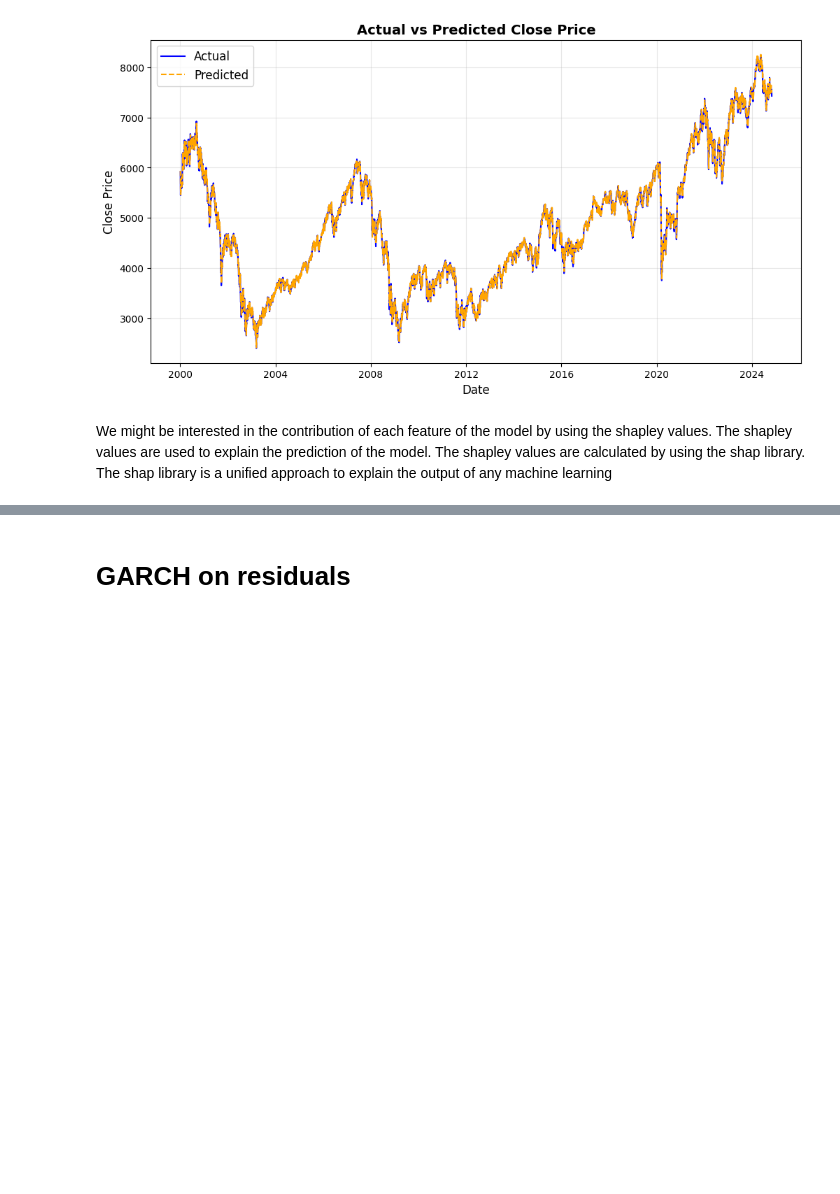
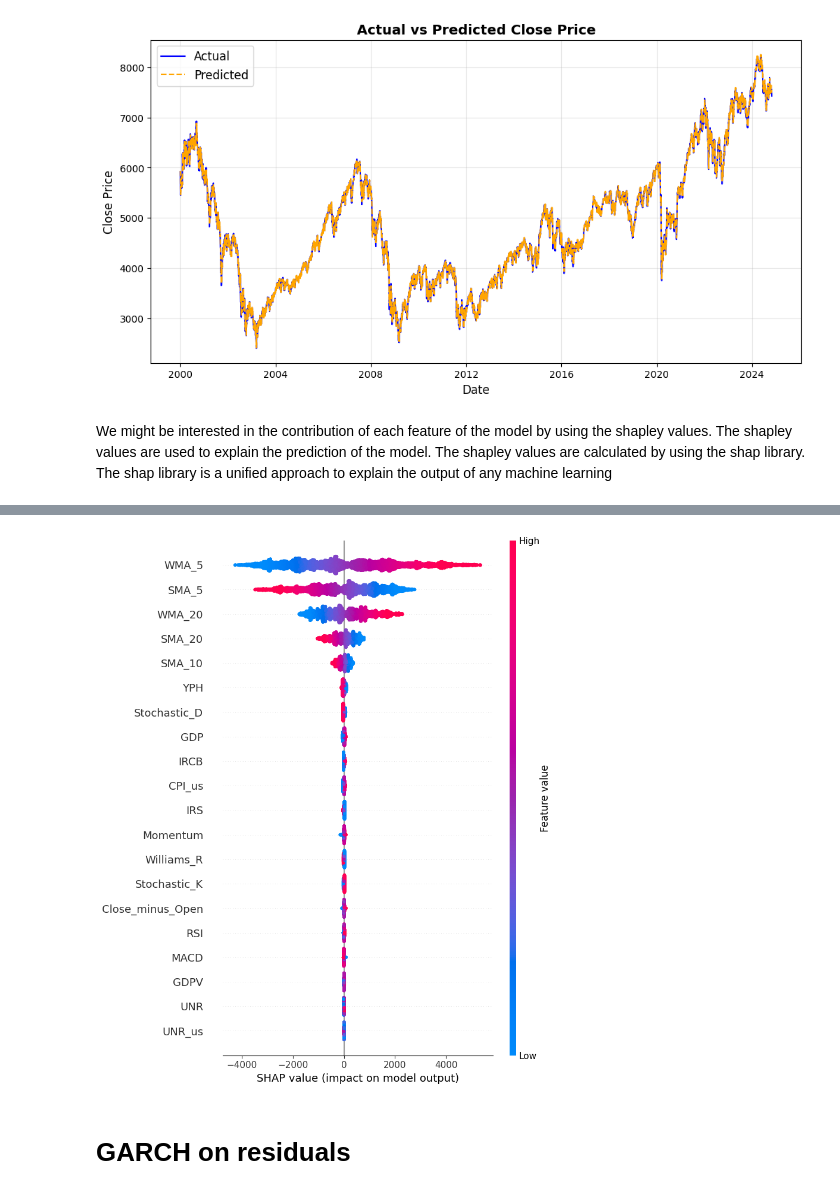
Before and after one commit to mathis-blln/projet_STA, a Jupyter notebook: Machine learning models/regression_ridge.ipynb, the cells around one changed output, grey strips where cells are left out. Drawn from its saved outputs; the diff is of its cells as text; code cells hidden in the pictures; blank space fills up the shorter version.

```diff
--- a/Machine learning models/regression_ridge.ipynb
+++ b/Machine learning models/regression_ridge.ipynb
@@ -182,3 +187,8 @@ shap.plots.beeswarm(shap_values)
+# %%
+# Visualize the SHAP summary plot
+shap.summary_plot(shap_values, X_train, feature_names=feature_cols)
+# %% [output]
+[figure, added]
 # %% [markdown]
 # GARCH on residuals
 # %%
```
Also changed, not shown: parts of 8 cells of this notebook, 6 other files.
